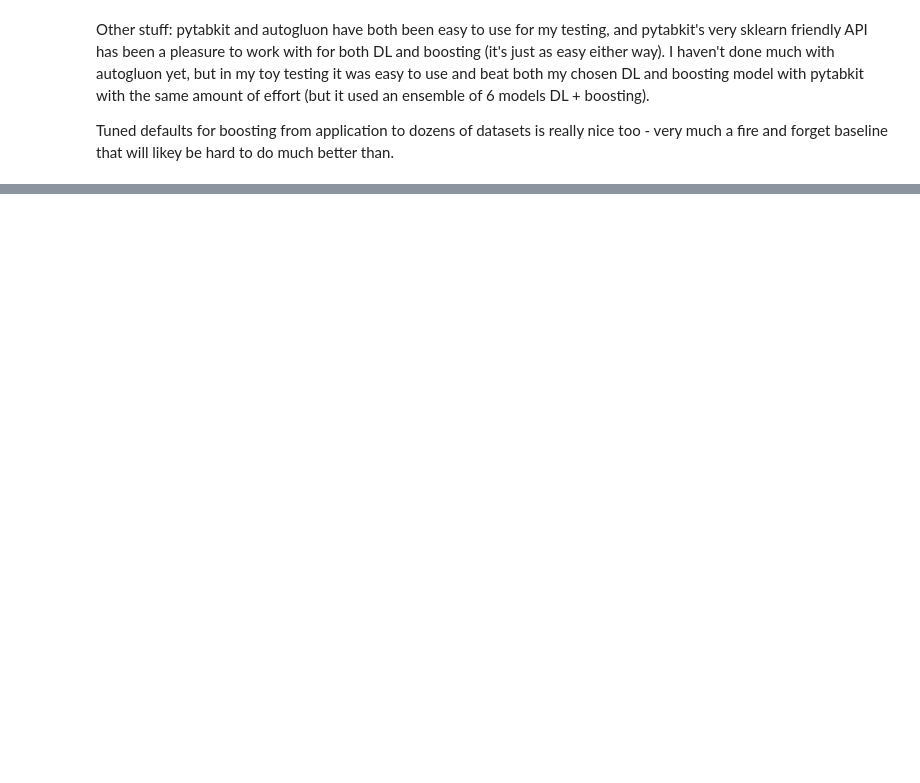
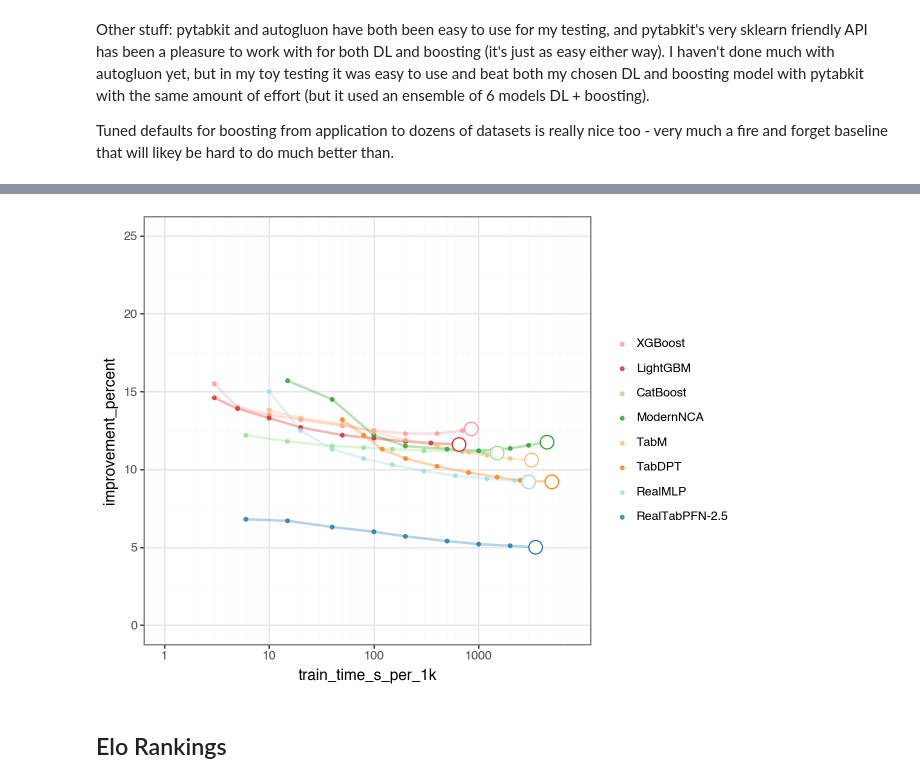
Before and after one commit to m-clark/m-clark.github.io, a Jupyter notebook: posts/2026-03-01-dl-for-tabular-foundational/explore_tabarena.ipynb, the cells around one changed output, grey strips where cells are left out. Drawn from its saved outputs; the diff is of its cells as text; code cells hidden in the pictures; blank space fills up the shorter version.

Commit message:
Notable content update to "Deep Learning for Tabular Data" post

```diff
--- a/posts/2026-03-01-dl-for-tabular-foundational/explore_tabarena.ipynb
+++ b/posts/2026-03-01-dl-for-tabular-foundational/explore_tabarena.ipynb
@@ -555,0 +562,2 @@ Tuned defaults for boosting from application to dozens of datasets is really nic
+# %%
+df_tabarena = pl.read_csv('../../data/dl-foundational/tabarena_img_data.csv')
@@ -555,0 +581,66 @@ Tuned defaults for boosting from application to dozens of datasets is really nic
+# %%
+from matplotlib import pyplot as plt
+import pandas as pd
+
+
+# Get default matplotlib color cycle
+# mpl_colors = plt.rcParams['axes.prop_cycle'].by_key()['color']
+
+# # Map models to colors (repeat if more models than colors)
+# model_names = df_tabarena['model'].unique().to_list()
+# model_color_map = {model: mpl_colors[i % len(mpl_colors)] for i, model in enumerate(model_names)}
+
+model_color_map = {
+    "XGBoost": "#ff9896",        # light red (tab20)
+    "LightGBM": "#d62728",       # red
+    "CatBoost": "#98df8a",       # light green
+    "ModernNCA": "#2ca02c",      # green
+    "TabM": "#ffbb78",           # light orange
+    "TabDPT": "#ff7f0e",         # orange
+    "RealMLP": "#9edae5",        # light blue
+    "RealTabPFN-2.5": "#1f77b4"  # blue
+}
+
+# Ensure model order matches color map for plotting
+model_order = list(model_color_map.keys())
+
+p_data = (
+    df_tabarena.to_pandas()
+    .assign(model=pd.Categorical(df_tabarena['model'], categories=model_order, ordered=True))
+)
+
+# Get the last value for each model (largest train_time_s_per_1k)
+last_points = (
+    p_data.sort_values('train_time_s_per_1k')
+    .groupby('model', as_index=False)
+    .last()
+)
+
+last_points
+
+(
+    ggplot(p_data, aes(x='train_time_s_per_1k', y='improvement_percent', color='model'))
+    + geom_line(size=1, alpha=0.33, show_legend=False)
+    + geom_point(size=1, alpha=.75)
+    + geom_point(
+        data=last_points,
+        mapping=aes(x='train_time_s_per_1k', y='improvement_percent', color='model'),
+        size=5,
+        alpha=1,
+        stroke=.5,  # border thickness
+        fill='white', # border color (for filled points)
+        show_legend=False  # only show legend for one set of points
+    )
+    + scale_color_manual(values=model_color_map)
+    + scale_x_log10(limits=(1, 7500), breaks=[1, 10, 100, 1000])
+    + scale_y_continuous(limits=(0, 25))
+    + theme_bw()
+    + theme(
+        legend_key=element_blank(),
+        legend_title=element_blank(),
+    )
+)
+# %% [output]
+[figure, added]
+# %% [markdown]
+## Elo Rankings
```
Also changed, not shown: parts of 16 cells of this notebook, 4 other files.
